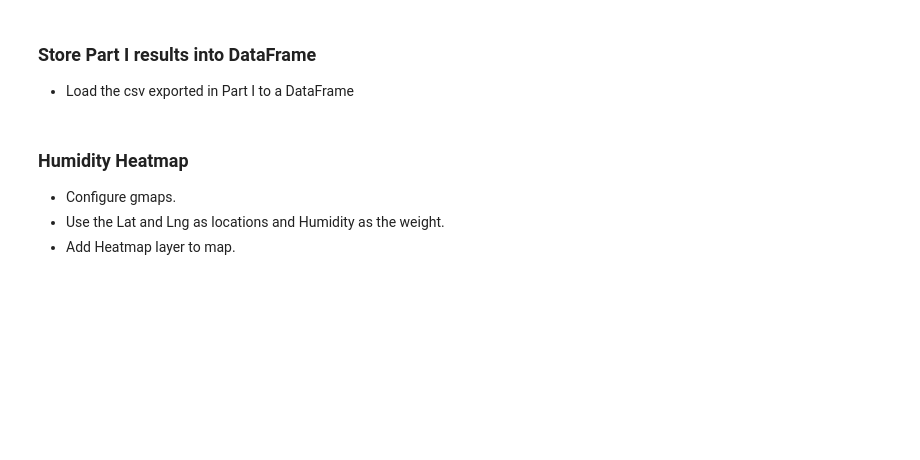
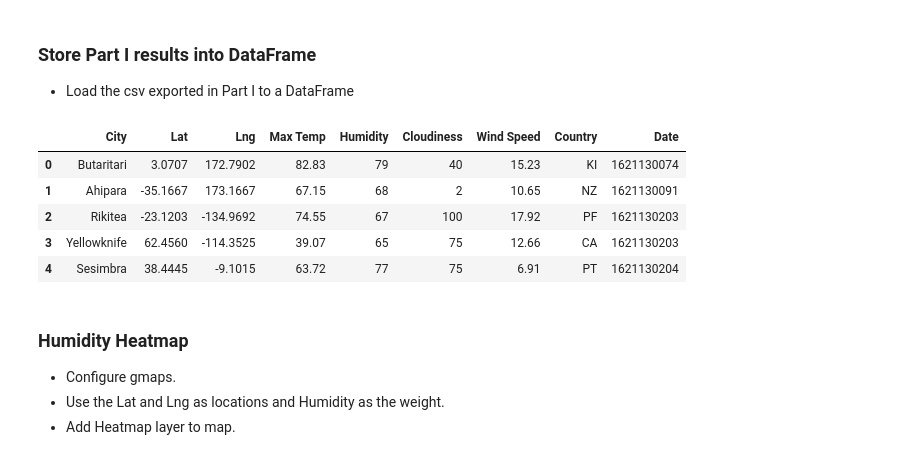
Before and after one commit to kreetigulati/06-python-api-challenge, a Jupyter notebook: VacationPy/VacationPy.ipynb, the cells around one changed output. Saved outputs shown, nothing was run; the diff lists cells and outputs as text; code cells hidden in the pictures; blank space fills up the shorter version.

```diff
--- a/VacationPy/VacationPy.ipynb
+++ b/VacationPy/VacationPy.ipynb
@@ -21,8 +31,15 @@ from api_keys import g_key
 ### Store Part I results into DataFrame
 * Load the csv exported in Part I to a DataFrame
 # %%
-df_weather = pd.read_csv("../WeatherPy/output_data/cities.csv")
+df_weather = pd.read_csv("../output_data/cities.csv")
 df_weather.head()
+# %% [output]
+|  | City | Lat | Lng | Max Temp | Humidity | Cloudiness | Wind Speed | Country | Date |
+| 0 | Butaritari | 3.0707 | 172.7902 | 82.83 | 79 | 40 | 15.23 | KI | 1621130074 |
+| 1 | Ahipara | -35.1667 | 173.1667 | 67.15 | 68 | 2 | 10.65 | NZ | 1621130091 |
+| 2 | Rikitea | -23.1203 | -134.9692 | 74.55 | 67 | 100 | 17.92 | PF | 1621130203 |
+| 3 | Yellowknife | 62.4560 | -114.3525 | 39.07 | 65 | 75 | 12.66 | CA | 1621130203 |
+| 4 | Sesimbra | 38.4445 | -9.1015 | 63.72 | 77 | 75 | 6.91 | PT | 1621130204 |
 # %% [markdown]
 ### Humidity Heatmap
 * Configure gmaps.
```
Also changed, not shown: parts of 8 cells of this notebook, 16 other files.
